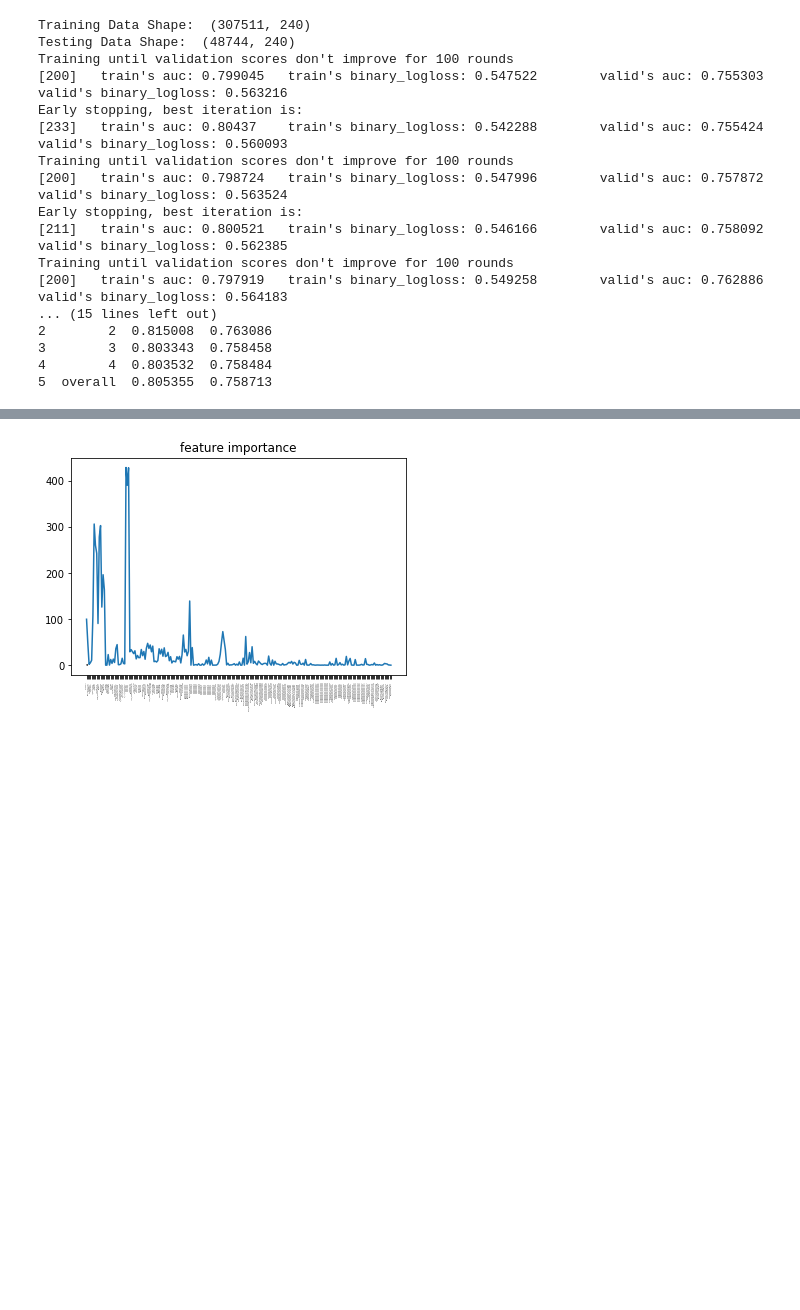
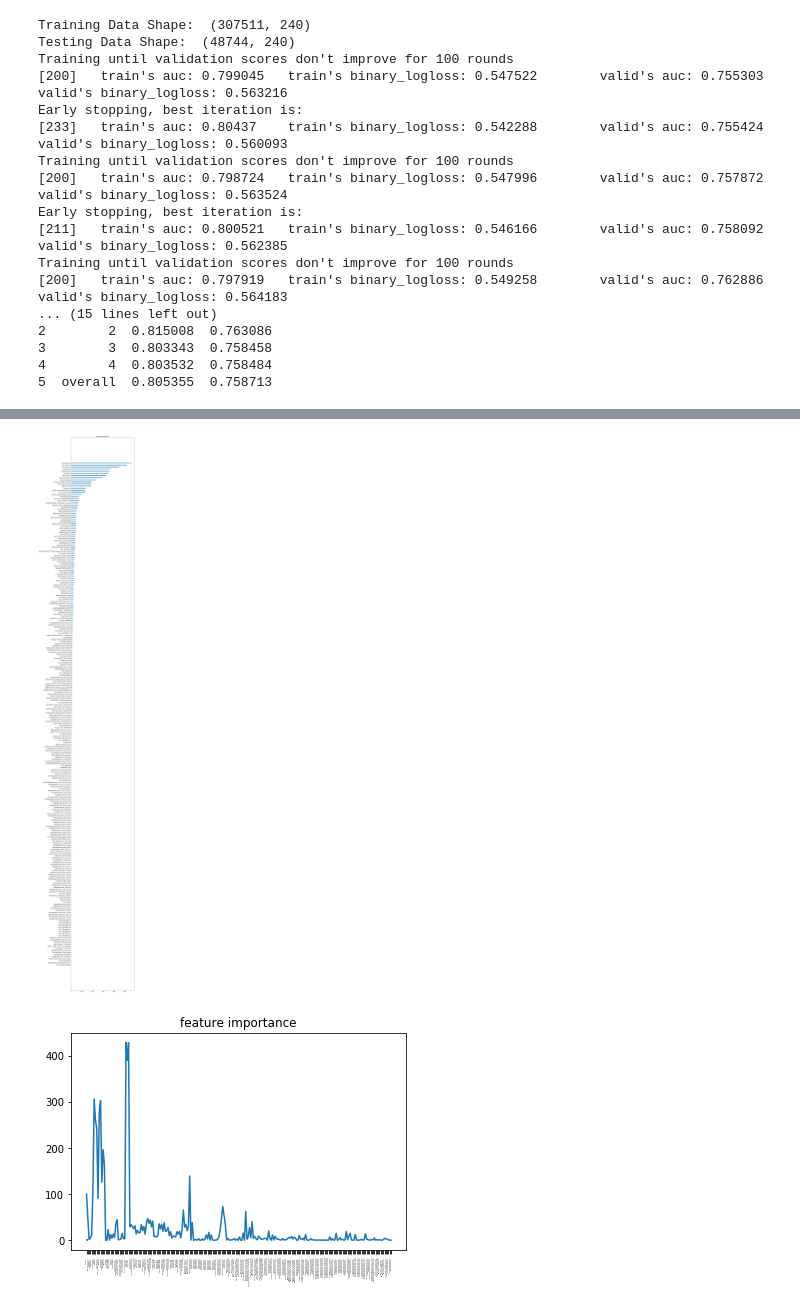
Before and after one commit to roenchina/FinTech_DefaultRisk, a Jupyter notebook: lightGBMTest.ipynb, the cells around one changed output, grey strips where cells are left out. Saved outputs shown, nothing was run; the diff lists cells and outputs as text; code cells hidden in the pictures; blank space fills up the shorter version.

```diff
--- a/lightGBMTest.ipynb
+++ b/lightGBMTest.ipynb
@@ -219,4 +221,12 @@ fi
 240 rows × 2 columns
+# %%
+import matplotlib.pyplot as plt
+# Display
+plt.figure(figsize = (10, 90))
+plt.bar( x=0, bottom=fi['feature'], height=0.25, width=fi['importance'], orientation="horizontal")
+plt.title('featrue importance');
+# %% [output]
+[figure, added]
 # %%
 import matplotlib.pyplot as plt
 
```
Also changed, not shown: parts of 2 cells of this notebook, 2 other files.
